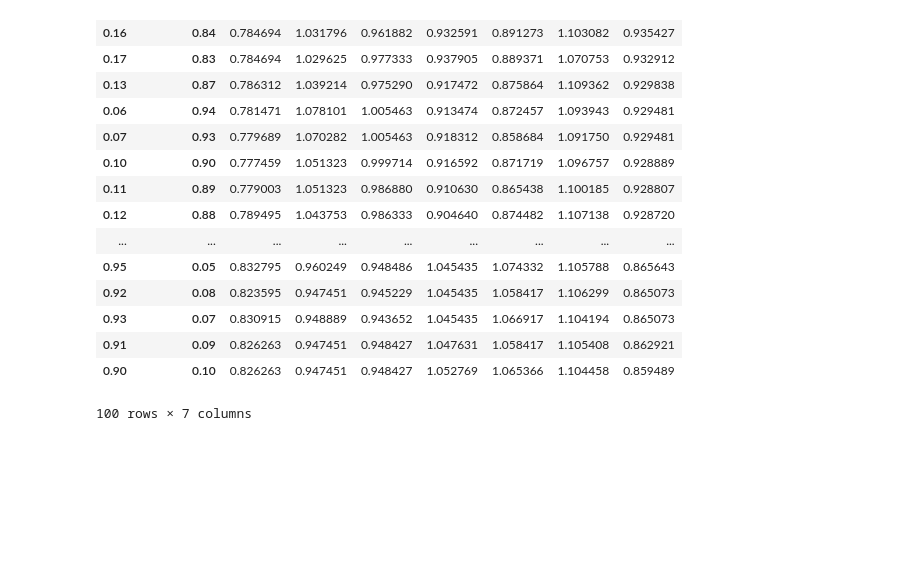
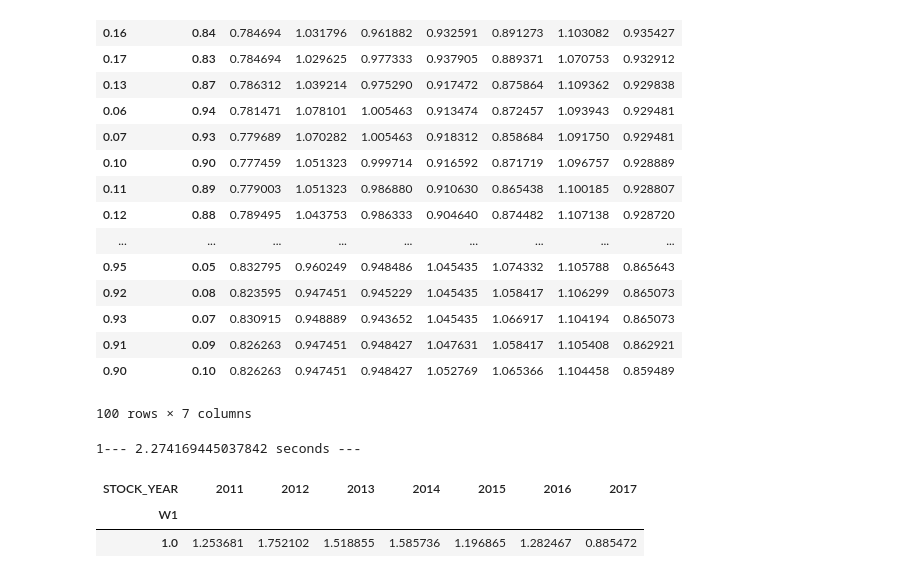
Before and after one commit to lclumos/condaExpress, a Jupyter notebook: _lab_.ipynb, the cells around one changed output. Saved outputs shown, nothing was run; the diff lists cells and outputs as text; code cells hidden in the pictures; blank space fills up the shorter version.

```diff
--- a/_lab_.ipynb
+++ b/_lab_.ipynb
@@ -233,3 +233,83 @@ s6.pivot_table(index=(['W1', 'W2']),columns='STOCK_YEAR', values='RETURN').sort_
 | 0.91 | 0.09 | 0.826263 | 0.947451 | 0.948427 | 1.047631 | 1.058417 | 1.105408 | 0.862921 |
 | 0.90 | 0.10 | 0.826263 | 0.947451 | 0.948427 | 1.052769 | 1.065366 | 1.104458 | 0.859489 |
 100 rows × 7 columns
+# %%
+import sqlite3
+import numpy as np
+import pandas as pd
+import itertools
+import time
+
+st = time.time()
+
+conn = sqlite3.connect("stock.db")
+ds_ratio = pd.read_sql_query('select STOCK_CODE, STOCK_FACTOR, STOCK_YEAR, STOCK_DATA from VCSC_FINANCIAL_RATIO', conn)
+ds_price = pd.read_sql_query('select STOCK_CODE, STOCK_DATE, STOCK_CLOSE from VCSC_STOCK_PRICE', conn)
+conn.close()
+
+print("1--- %s seconds ---" % (time.time() - st))
+st = time.time()
+
+
+#ds_weight = np.arange(0.0, 1.01, 0.01)
+#ds_weight = np.around(numbers, decimals=2)
+#ds_weight = [x for x in itertools.permutations(ds_weight, 1) if sum(x) == 1]
+#ds_weight = pd.DataFrame(ds_weight,columns=('W1','W2'))
+
+ds_weight = pd.DataFrame(data={'W1': [1.0]})
+
+ds_ratio = ds_ratio.loc[ds_ratio['STOCK_FACTOR'].isin(['BVS'])]
+ds_ratio = ds_ratio.loc[ds_ratio['STOCK_YEAR'].str.contains('TTM')==False]
+ds_ratio['STOCK_DATA'] = ds_ratio['STOCK_DATA'].str.replace('-', '')
+ds_ratio['STOCK_DATA'] = ds_ratio['STOCK_DATA'].str.replace(',', '')
+ds_ratio['STOCK_DATA'] = pd.to_numeric(ds_ratio['STOCK_DATA'])
+ds_ratio['STOCK_YEAR'] = pd.to_numeric(ds_ratio['STOCK_YEAR'])
+
+ds_price['STOCK_DATE'] = pd.to_datetime(ds_price['STOCK_DATE'], format='%m/%d/%Y')
+ds_price['STOCK_YEAR'] = ds_price['STOCK_DATE'].dt.year
+ds_price['STOCK_QUARTER'] = ds_price['STOCK_YEAR'].astype('str') + ds_price['STOCK_DATE'].dt.quarter.astype('str')
+ds_price['STOCK_CLOSE'] = ds_price['STOCK_CLOSE'].str.replace(',', '').astype(float)
+
+ds_price = ds_price.sort_values(['STOCK_DATE'], ascending=[False]).groupby(['STOCK_CODE', 'STOCK_QUARTER']).nth(0)
+ds_price['NEXT-PRICE-Q'] = ds_price.groupby(level=0)['STOCK_CLOSE'].shift(-1)
+ds_price = ds_price.sort_values(['STOCK_DATE'], ascending=[False]).groupby(['STOCK_CODE', 'STOCK_YEAR']).nth(0)
+ds_price['NEXT-PRICE-Y'] = ds_price.groupby(level=0)['STOCK_CLOSE'].shift(-1)
+
+ds_ratio = ds_ratio.merge(ds_price, left_on=['STOCK_CODE', 'STOCK_YEAR'], right_on=['STOCK_CODE', 'STOCK_YEAR'], how='right')
+ds_ratio['XP'] = ds_ratio['STOCK_DATA'].div(ds_ratio['NEXT-PRICE-Q'])
+ds_ratio['RETURN'] = ds_ratio['NEXT-PRICE-Y'].div(ds_ratio['NEXT-PRICE-Q'])
+ds_ratio['RANK'] = ds_ratio.groupby(['STOCK_FACTOR', 'STOCK_YEAR'])['XP'].rank('dense', ascending=True)
+
+ds_p = ds_ratio.pivot_table(index=['STOCK_YEAR', 'STOCK_CODE'], columns='STOCK_FACTOR', values=['XP', 'RANK', 'RETURN'])
+ds_p.columns = [' '.join(col).strip() for col in ds_p.columns.values]
+ds_p = ds_p.reset_index()
+
+ds_p['TMP'] = 1
+ds_weight['TMP'] = 1
+ds_p = pd.merge(ds_p, ds_weight, on='TMP', how='outer')
+#ds_p.fillna(0, inplace=True)
+
+ds_p['RANK'] = ds_p['RANK BVS'] * ds_p['W1'] #+ ds_p['RANK EPS (VND)'] * ds_p['W2']
+
+
+ds_p['DECILE'] = (ds_p.groupby(['W1', 'STOCK_YEAR'])['RANK']
+                                .apply(lambda x: pd.qcut(x,10,duplicates='drop',labels=False)))
+
+ds_p = ds_p.loc[ds_p['DECILE'] == 9.0]
+
+ds_p['RETURN'] = ds_p['RETURN BVS']
+ds_p = ds_p.drop(columns=['STOCK_CODE', 'RANK BVS', 'RETURN BVS'])
+ds_p = ds_p.drop(columns=['TMP', 'RANK', 'DECILE'])
+
+s6 = ds_p.groupby(['W1', 'STOCK_YEAR']).agg({'RETURN':'mean'})
+s6 = s6.reset_index()
+
+s6.pivot_table(index=(['W1']),columns='STOCK_YEAR', values='RETURN')#.sort_values(by=2017, ascending=False)
+
+#ds_p.to_excel('result_.xlsx', header=None, index=None)
+#ds_p
+# %% [output]
+1--- 2.274169445037842 seconds ---
+| STOCK_YEAR | 2011 | 2012 | 2013 | 2014 | 2015 | 2016 | 2017 |
+| W1 |  |  |  |  |  |  |  |
+| 1.0 | 1.253681 | 1.752102 | 1.518855 | 1.585736 | 1.196865 | 1.282467 | 0.885472 |
```
Also changed, not shown: parts of 1 cell of this notebook.
